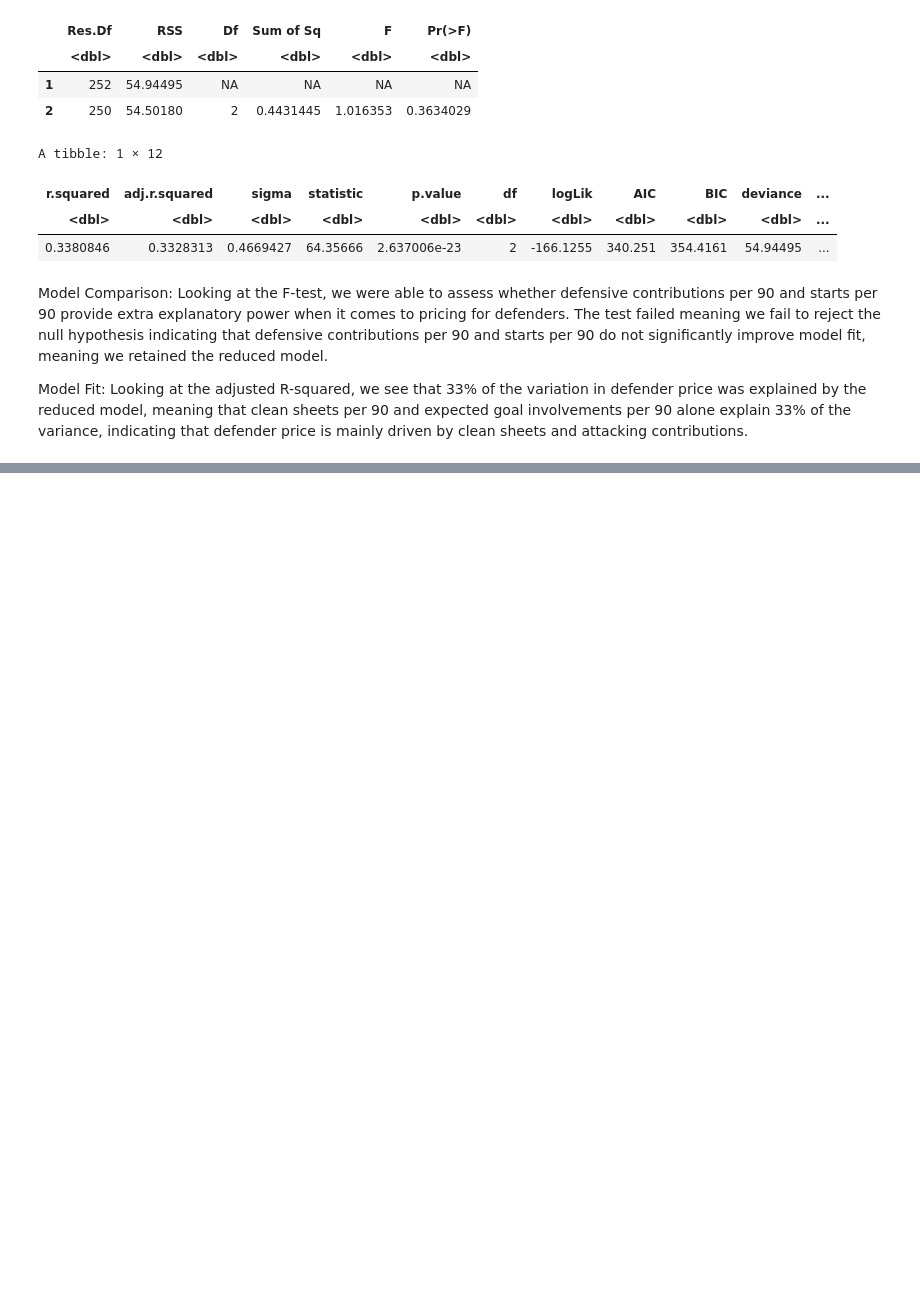
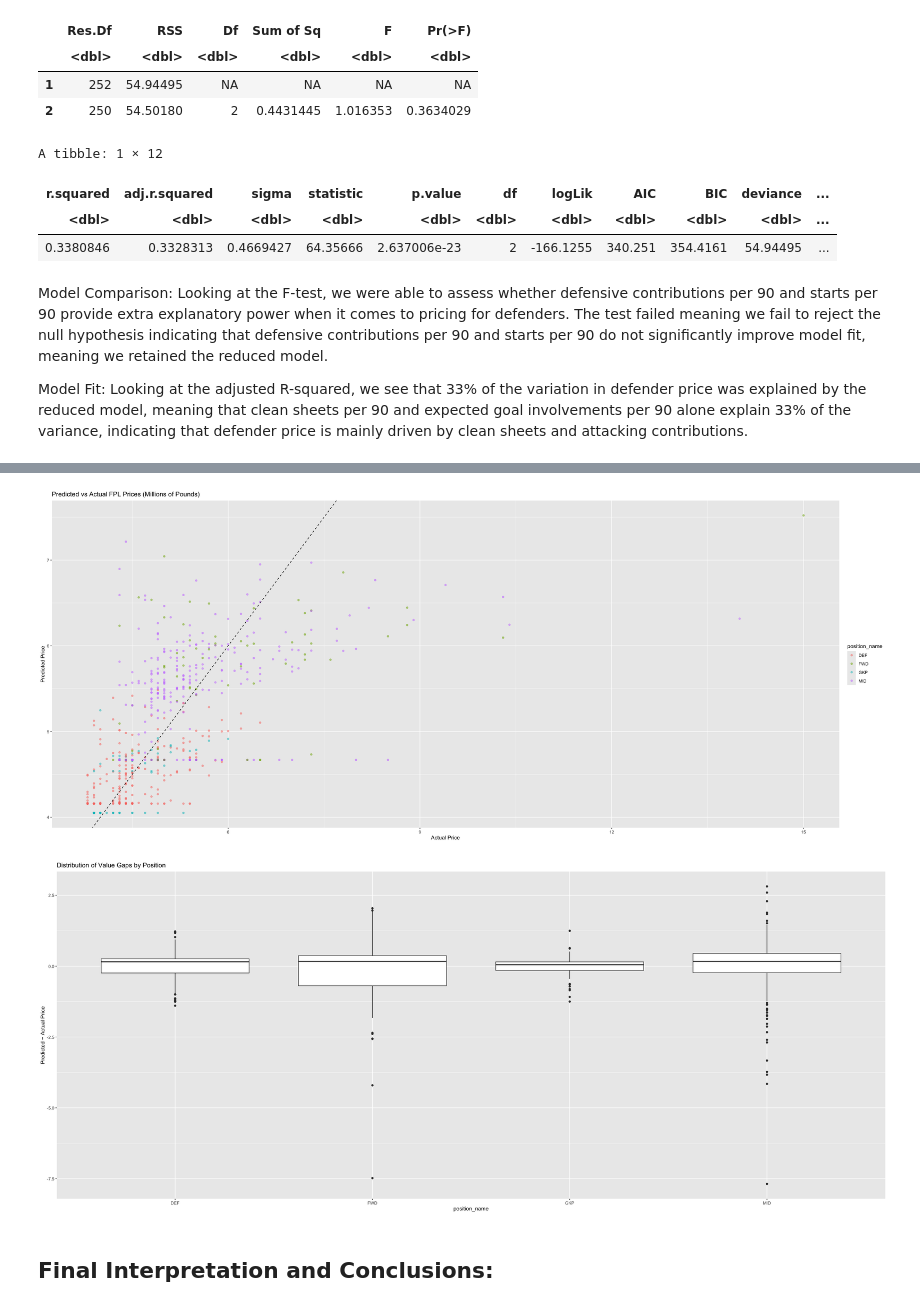
Before and after one commit to Ericckiim/Premier-League-Fantasy-Player-Valuation-Project, a Jupyter notebook: main.ipynb, the cells around one changed output, grey strips where cells are left out. Saved outputs shown, nothing was run; the diff lists cells and outputs as text; code cells hidden in the pictures; blank space fills up the shorter version.

```diff
--- a/main.ipynb
+++ b/main.ipynb
@@ -368,0 +359,6 @@ Model Fit: Looking at the adjusted R-squared, we see that 33% of the variation i
+# %%
+fwd_mid_reduced_model <- lm(formula = now_cost ~ expected_goal_involvements_per_90 + starts_per_90, data = fwd_mid_data)
+
+anova(fwd_mid_reduced_model, fwd_mid_model)
+glance(fwd_mid_model)
+glance(fwd_mid_reduced_model)
@@ -368,0 +391,17 @@ Model Fit: Looking at the adjusted R-squared, we see that 33% of the variation i
+# %%
+# Predict prices for players and compute value difference between predicted and observed
+
+fpl_data <- fpl_data |>
+    mutate(predicted_cost = case_when(
+        position_name == "GKP" ~ predict(gk_reduced_model, newdata = cur_data()),
+        position_name == "DEF" ~ predict(def_reduced_model, newdata = cur_data()),
+        position_name %in% c("FWD","MID") ~ predict(fwd_mid_reduced_model, newdata = cur_data())
+    )) |>
+    mutate(value_gap = predicted_cost - now_cost)
+
+
+summary(fpl_data$predicted_cost)
+summary(fpl_data$now_cost)
+summary(fpl_data$value_gap)
+
+cor(fpl_data$predicted_cost, fpl_data$now_cost)
@@ -368,0 +522,18 @@ Model Fit: Looking at the adjusted R-squared, we see that 33% of the variation i
+# %%
+ggplot(fpl_data, aes(x = now_cost, y = predicted_cost, color = position_name)) +
+  geom_point(alpha = 0.5) +
+  geom_abline(slope = 1, intercept = 0, linetype = "dashed") +
+  labs(title = "Predicted vs Actual FPL Prices (Millions of Pounds)",
+       x = "Actual Price",
+       y = "Predicted Price")
+
+ggplot(fpl_data, aes(x = position_name, y = value_gap)) +
+  geom_boxplot() +
+  labs(title = "Distribution of Value Gaps by Position",
+    y = "Predicted − Actual Price"
+  )
+# %% [output]
+[figure, added]
+[figure, added]
+# %% [markdown]
+## Final Interpretation and Conclusions:
```
Also changed, not shown: parts of 14 cells of this notebook.
